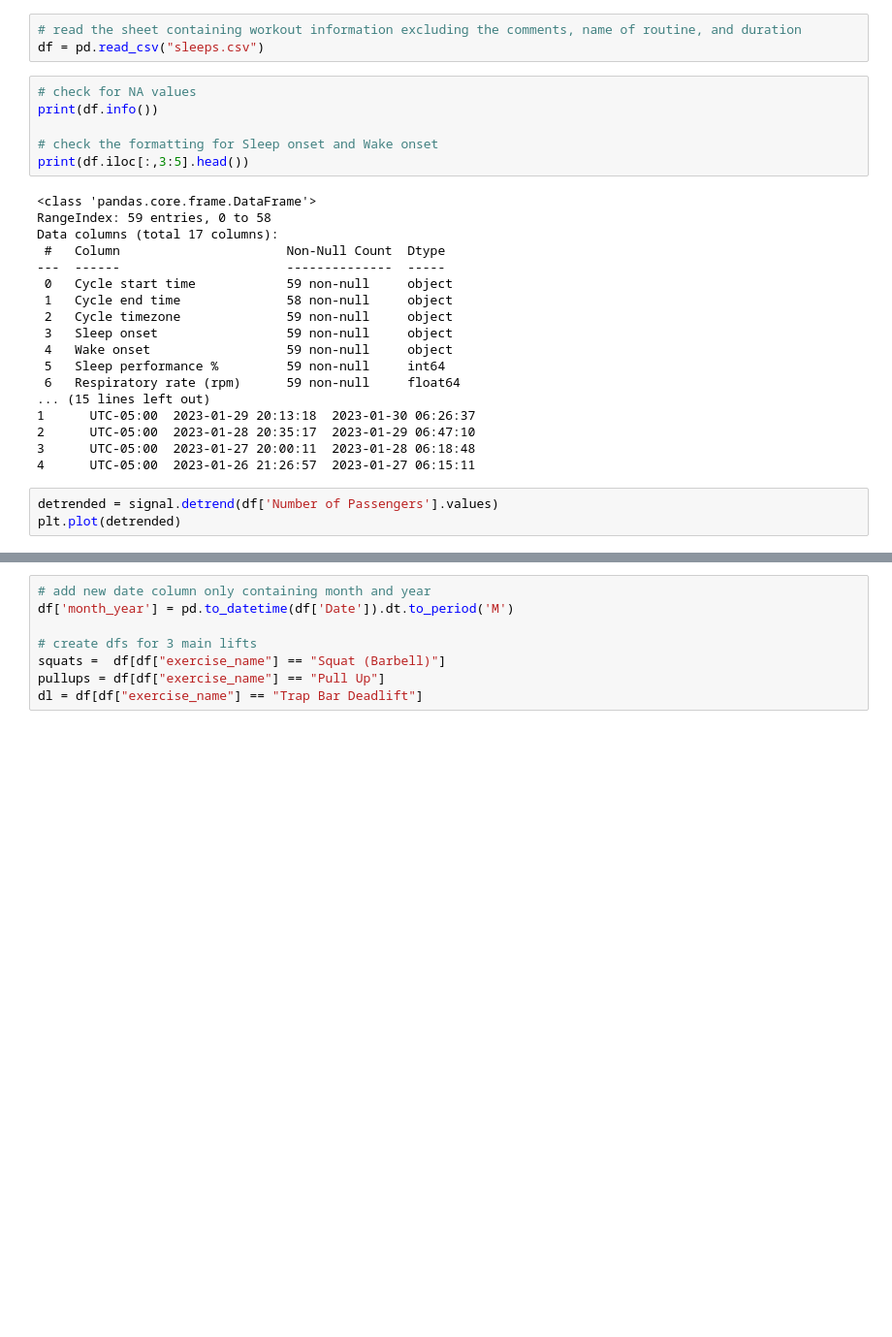
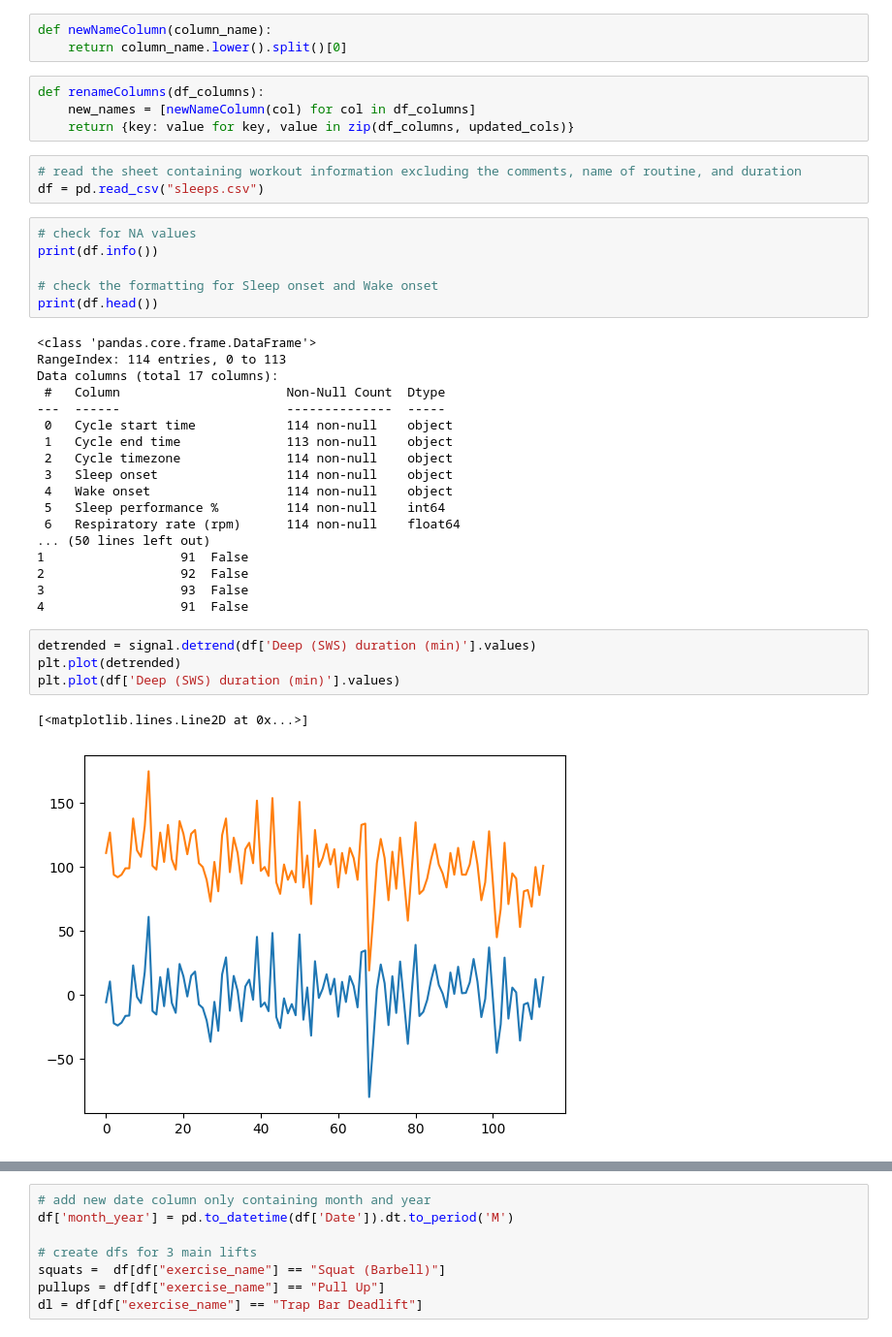
Before and after one commit to gsiraji/Tools, a Jupyter notebook: python/sleep_data.ipynb, the cells around one changed output, grey strips where cells are left out. Shown at 97% size. Drawn from its saved outputs; the diff is of its cells as text; blank space fills up the shorter version.

```diff
--- a/python/sleep_data.ipynb
+++ b/python/sleep_data.ipynb
@@ -6,3 +43,10 @@ from scipy import signal
+# %%
+def newNameColumn(column_name):
+    return column_name.lower().split()[0]
+# %%
+def renameColumns(df_columns):
+    new_names = [newNameColumn(col) for col in df_columns]
+    return {key: value for key, value in zip(df_columns, updated_cols)}
 # %%
 # read the sheet containing workout information excluding the comments, name of routine, and duration
 df = pd.read_csv("sleeps.csv")
@@ -11,25 +55,29 @@ df = pd.read_csv("sleeps.csv")
 print(df.info())
 
 # check the formatting for Sleep onset and Wake onset
-print(df.iloc[:,3:5].head())
+print(df.head())
 # %% [output]
 <class 'pandas.core.frame.DataFrame'>
-RangeIndex: 59 entries, 0 to 58
+RangeIndex: 114 entries, 0 to 113
 Data columns (total 17 columns):
  #   Column                      Non-Null Count  Dtype
 ---  ------                      --------------  -----
- 0   Cycle start time            59 non-null     object
- 1   Cycle end time              58 non-null     object
- 2   Cycle timezone              59 non-null     object
- 3   Sleep onset                 59 non-null     object
- 4   Wake onset                  59 non-null     object
- 5   Sleep performance %         59 non-null     int64
- 6   Respiratory rate (rpm)      59 non-null     float64
-... (15 lines left out)
-1      UTC-05:00  2023-01-29 20:13:18  2023-01-30 06:26:37
-2      UTC-05:00  2023-01-28 20:35:17  2023-01-29 06:47:10
-3      UTC-05:00  2023-01-27 20:00:11  2023-01-28 06:18:48
-4      UTC-05:00  2023-01-26 21:26:57  2023-01-27 06:15:11
+ 0   Cycle start time            114 non-null    object
+ 1   Cycle end time              113 non-null    object
+ 2   Cycle timezone              114 non-null    object
+ 3   Sleep onset                 114 non-null    object
+ 4   Wake onset                  114 non-null    object
+ 5   Sleep performance %         114 non-null    int64
+ 6   Respiratory rate (rpm)      114 non-null    float64
+... (50 lines left out)
+1                  91  False
+2                  92  False
+3                  93  False
+4                  91  False
 # %%
-detrended = signal.detrend(df['Number of Passengers'].values)
+detrended = signal.detrend(df['Deep (SWS) duration (min)'].values)
 plt.plot(detrended)
+plt.plot(df['Deep (SWS) duration (min)'].values)
+# %% [output]
+[<matplotlib.lines.Line2D at 0x...>]
+[figure, added]
```
Also changed, not shown: parts of 8 cells of this notebook.
